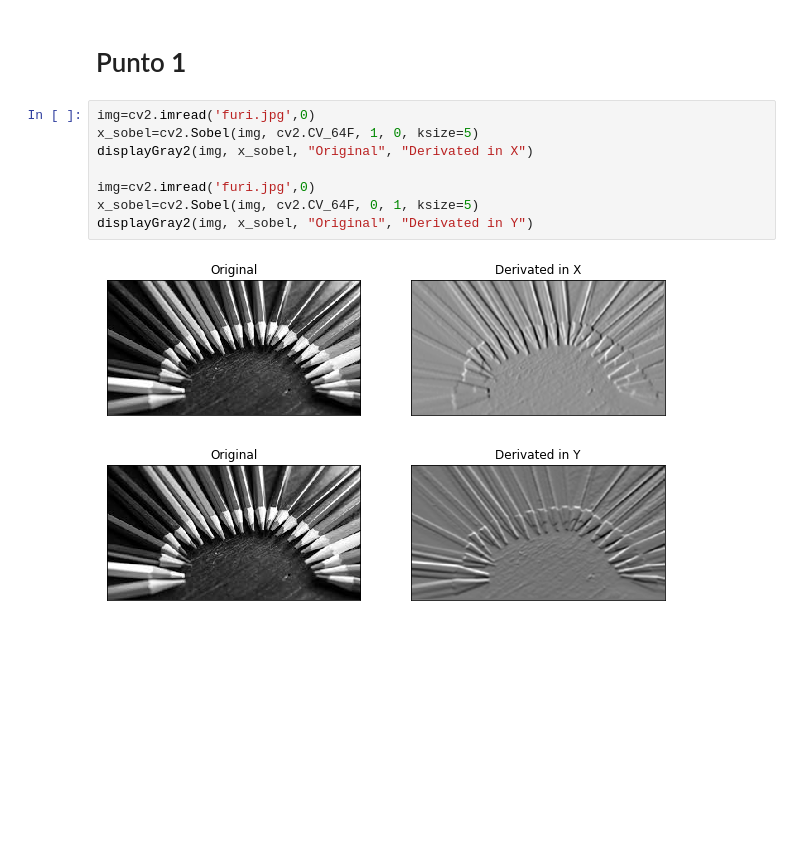
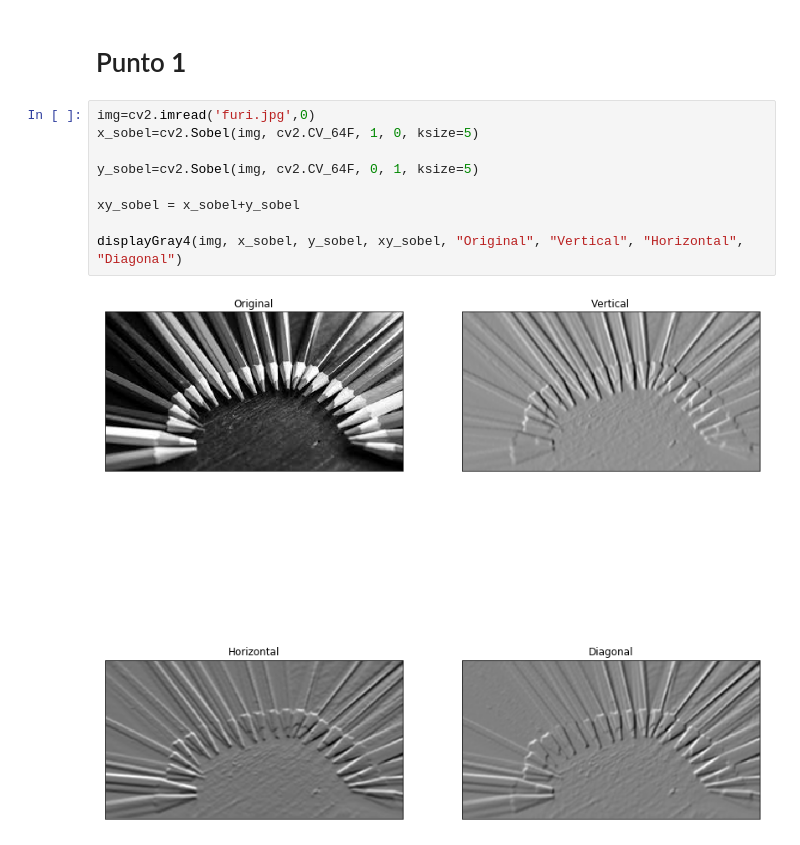
Before and after one commit to camilo520/ProcesamientoImagen, a Jupyter notebook: Laboratorio.ipynb, the cells around one changed output. Drawn from its saved outputs; the diff is of its cells as text; blank space fills up the shorter version.

```diff
--- a/Laboratorio.ipynb
+++ b/Laboratorio.ipynb
@@ -113,11 +113,11 @@ def Threshold(img, thres):
 # %%
 img=cv2.imread('furi.jpg',0)
 x_sobel=cv2.Sobel(img, cv2.CV_64F, 1, 0, ksize=5)
-displayGray2(img, x_sobel, "Original", "Derivated in X")
 
-img=cv2.imread('furi.jpg',0)
-x_sobel=cv2.Sobel(img, cv2.CV_64F, 0, 1, ksize=5)
-displayGray2(img, x_sobel, "Original", "Derivated in Y")
+y_sobel=cv2.Sobel(img, cv2.CV_64F, 0, 1, ksize=5)
+
+xy_sobel = x_sobel+y_sobel
+
+displayGray4(img, x_sobel, y_sobel, xy_sobel, "Original", "Vertical", "Horizontal", "Diagonal")
 # %% [output]
-[figure, old version]
+[figure, new version]
-[figure, removed]
```
Also changed, not shown: parts of 4 cells of this notebook.
